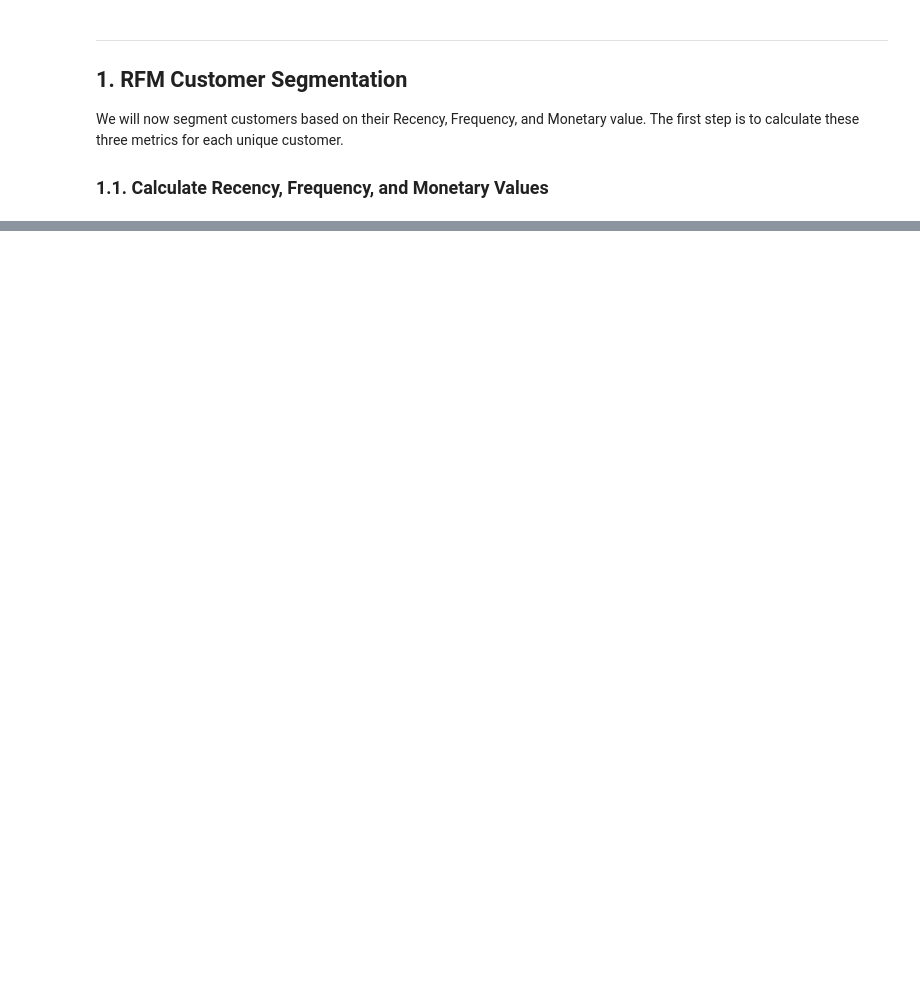
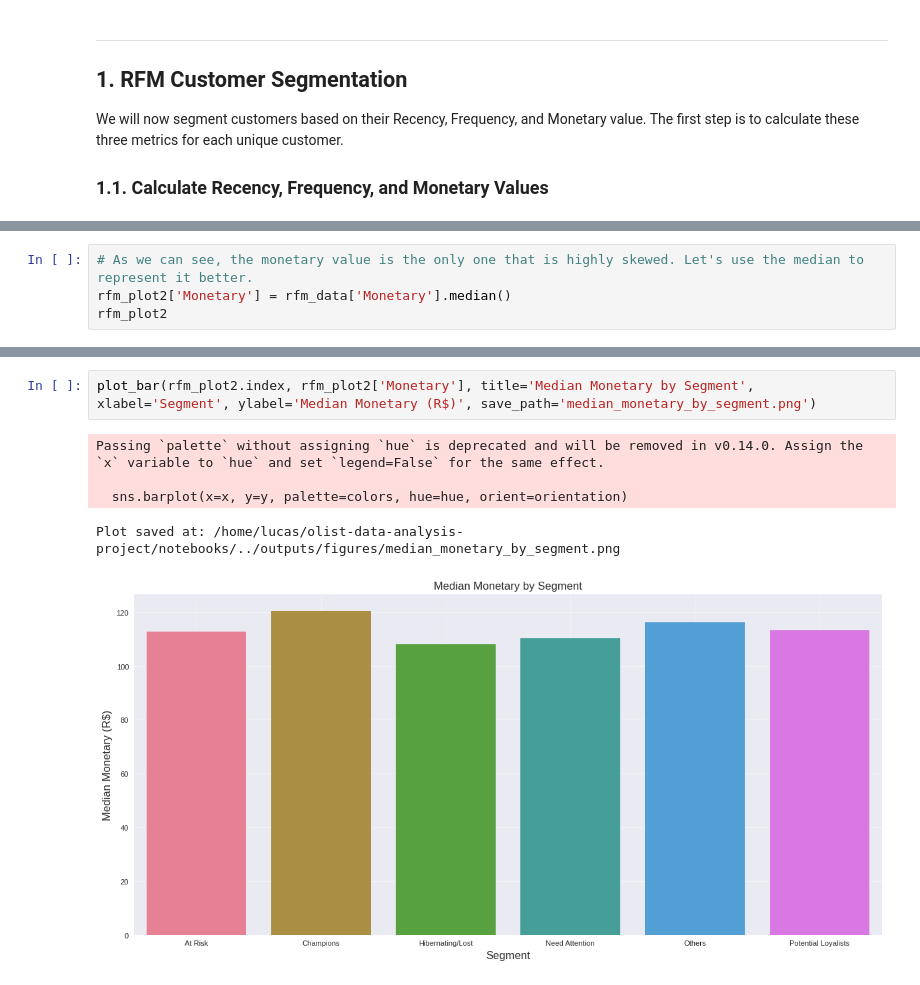
Before and after one commit to Lucas-Ker/olist-data-analysis-project, a Jupyter notebook: notebooks/03_customers_rfm_reviews.ipynb, the cells around one changed output, grey strips where cells are left out. Drawn from its saved outputs; the diff is of its cells as text; blank space fills up the shorter version.

```diff
--- a/notebooks/03_customers_rfm_reviews.ipynb
+++ b/notebooks/03_customers_rfm_reviews.ipynb
@@ -62,0 +304,4 @@ We will now segment customers based on their Recency, Frequency, and Monetary va
+# %%
+# As we can see, the monetary value is the only one that is highly skewed. Let's use the median to represent it better.
+rfm_plot2['Monetary'] = rfm_data['Monetary'].median()
+rfm_plot2
@@ -62,0 +317,8 @@ We will now segment customers based on their Recency, Frequency, and Monetary va
+# %%
+plot_bar(rfm_plot2.index, rfm_plot2['Monetary'], title='Median Monetary by Segment', xlabel='Segment', ylabel='Median Monetary (R$)', save_path='median_monetary_by_segment.png')
+# %% [output]
+Passing `palette` without assigning `hue` is deprecated and will be removed in v0.14.0. Assign the `x` variable to `hue` and set `legend=False` for the same effect.
+
+  sns.barplot(x=x, y=y, palette=colors, hue=hue, orient=orientation)
+Plot saved at: /home/lucas/olist-data-analysis-project/notebooks/../outputs/figures/median_monetary_by_segment.png
+[figure, added]
```
Also changed, not shown: parts of 21 cells of this notebook, 7 other files.
